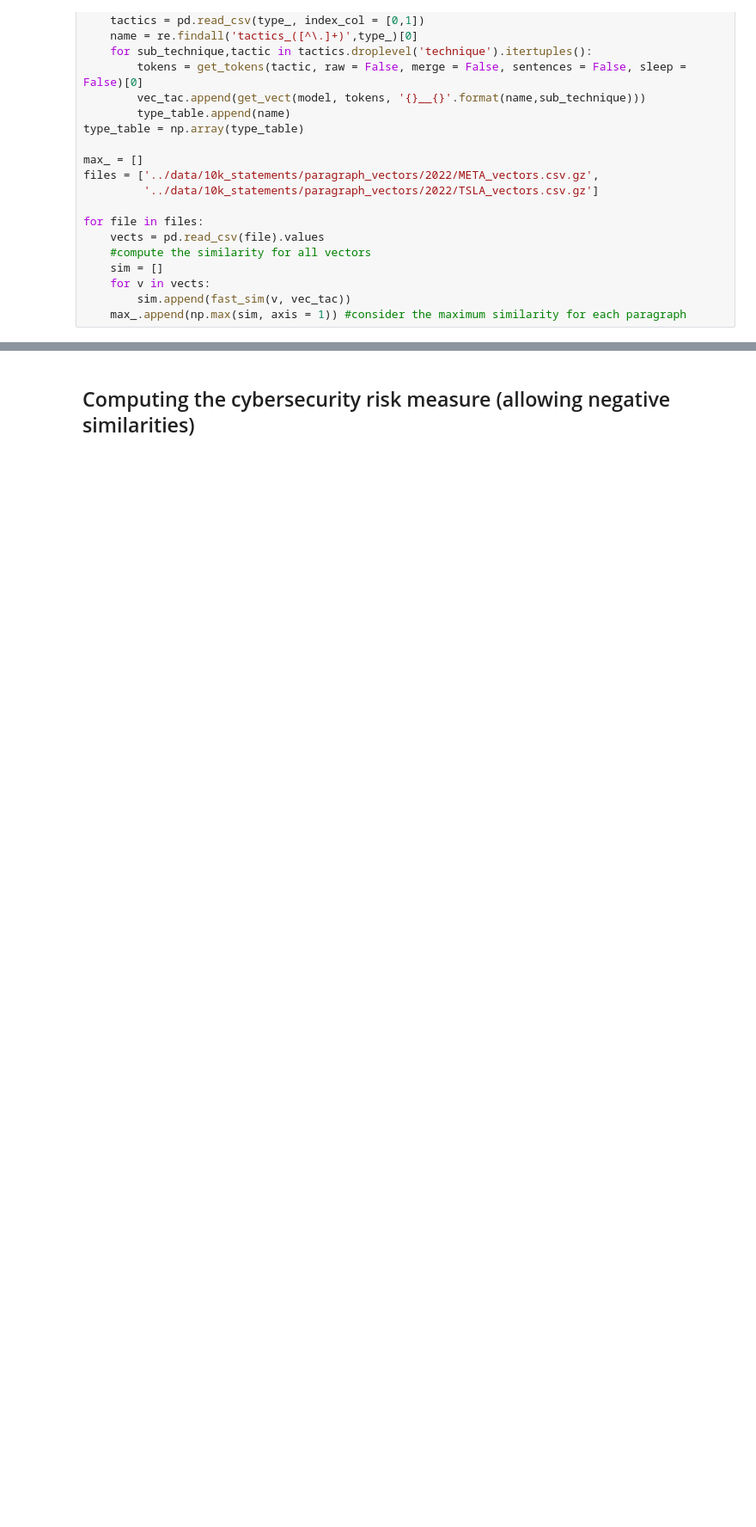
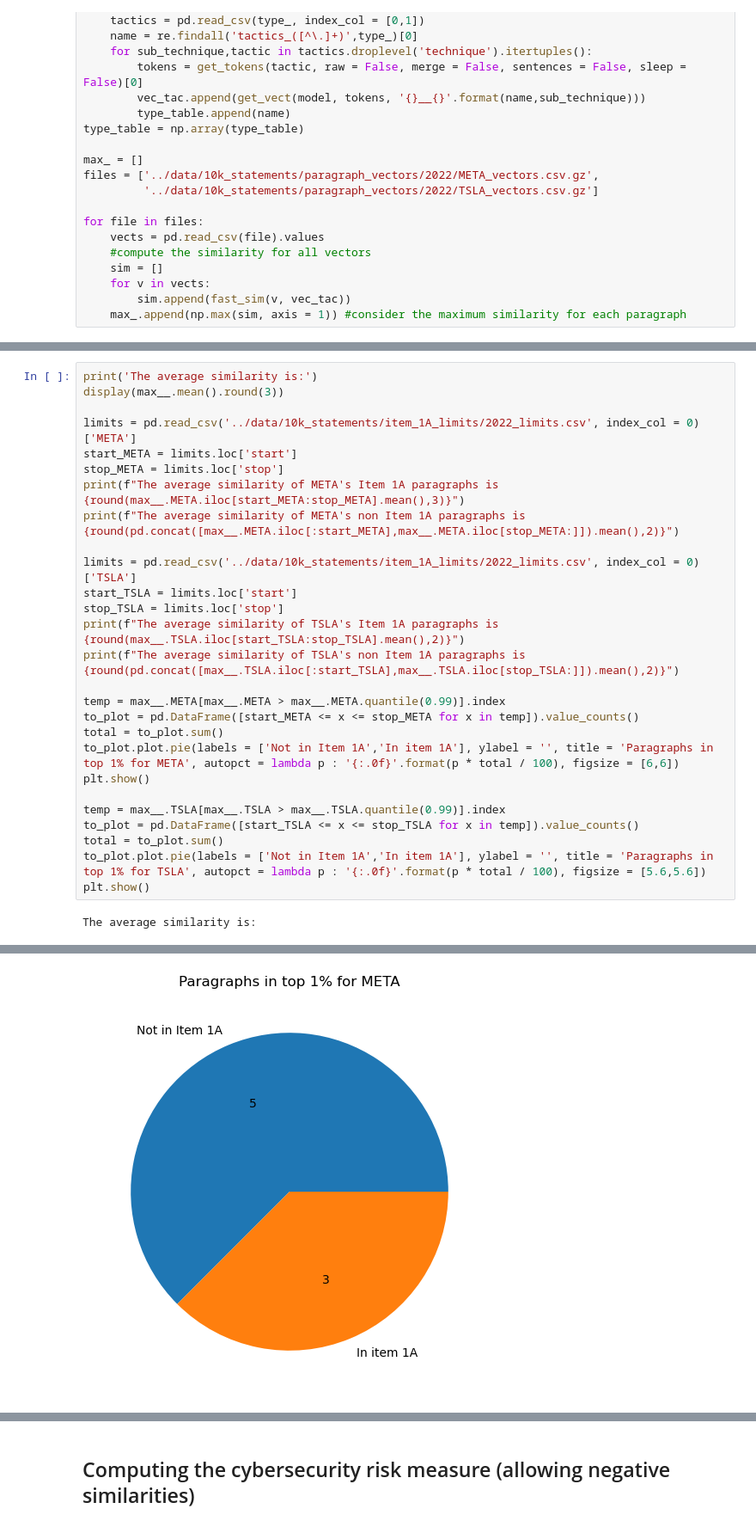
Before and after one commit to technometrics-lab/17-Cyber-risk_and_the_cross-section_of_stock_returns, a Jupyter notebook: Project_doc2vec.ipynb, the cells around one changed output, grey strips where cells are left out. Shown at 86% size. Saved outputs shown, nothing was run; the diff lists cells and outputs as text; blank space fills up the shorter version.

```diff
--- a/Project_doc2vec.ipynb
+++ b/Project_doc2vec.ipynb
@@ -764,0 +729,29 @@ plt.show()
+# %%
+print('The average similarity is:')
+display(max__.mean().round(3))
+
+limits = pd.read_csv('../data/10k_statements/item_1A_limits/2022_limits.csv', index_col = 0)['META']
+start_META = limits.loc['start']
+stop_META = limits.loc['stop']
+print(f"The average similarity of META's Item 1A paragraphs is {round(max__.META.iloc[start_META:stop_META].mean(),3)}")
+print(f"The average similarity of META's non Item 1A paragraphs is {round(pd.concat([max__.META.iloc[:start_META],max__.META.iloc[stop_META:]]).mean(),2)}")
+
+limits = pd.read_csv('../data/10k_statements/item_1A_limits/2022_limits.csv', index_col = 0)['TSLA']
+start_TSLA = limits.loc['start']
+stop_TSLA = limits.loc['stop']
+print(f"The average similarity of TSLA's Item 1A paragraphs is {round(max__.TSLA.iloc[start_TSLA:stop_TSLA].mean(),2)}")
+print(f"The average similarity of TSLA's non Item 1A paragraphs is {round(pd.concat([max__.TSLA.iloc[:start_TSLA],max__.TSLA.iloc[stop_TSLA:]]).mean(),2)}")
+
+temp = max__.META[max__.META > max__.META.quantile(0.99)].index
+to_plot = pd.DataFrame([start_META <= x <= stop_META for x in temp]).value_counts()
+total = to_plot.sum()
+to_plot.plot.pie(labels = ['Not in Item 1A','In item 1A'], ylabel = '', title = 'Paragraphs in top 1% for META', autopct = lambda p : '{:.0f}'.format(p * total / 100), figsize = [6,6])
+plt.show()
+
+temp = max__.TSLA[max__.TSLA > max__.TSLA.quantile(0.99)].index
+to_plot = pd.DataFrame([start_TSLA <= x <= stop_TSLA for x in temp]).value_counts()
+total = to_plot.sum()
+to_plot.plot.pie(labels = ['Not in Item 1A','In item 1A'], ylabel = '', title = 'Paragraphs in top 1% for TSLA', autopct = lambda p : '{:.0f}'.format(p * total / 100), figsize = [5.6,5.6])
+plt.show()
+# %% [output]
+The average similarity is:
@@ -764,0 +765 @@ plt.show()
+[figure, added]
```
Also changed, not shown: parts of 23 cells of this notebook, 3 other files.
